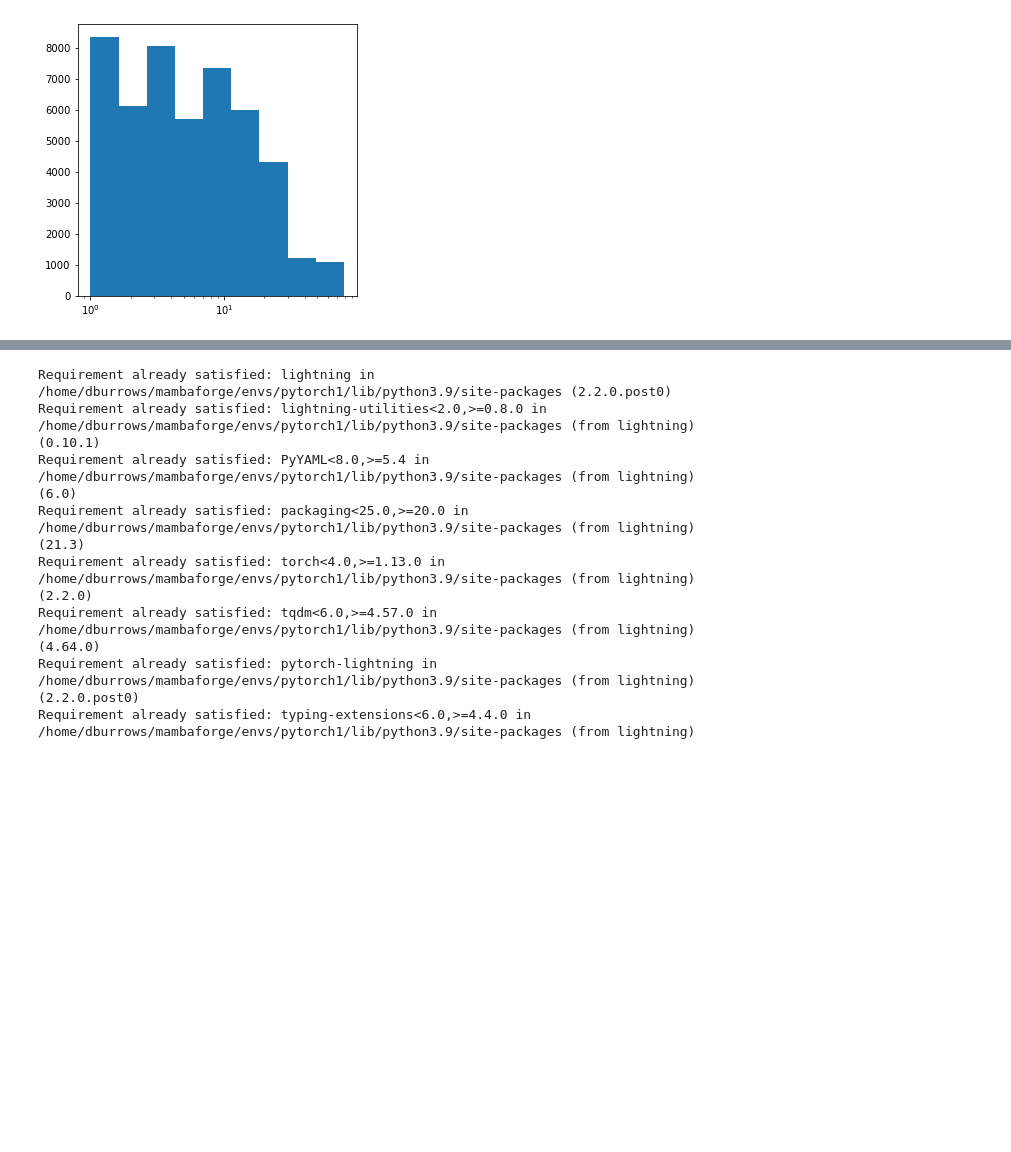
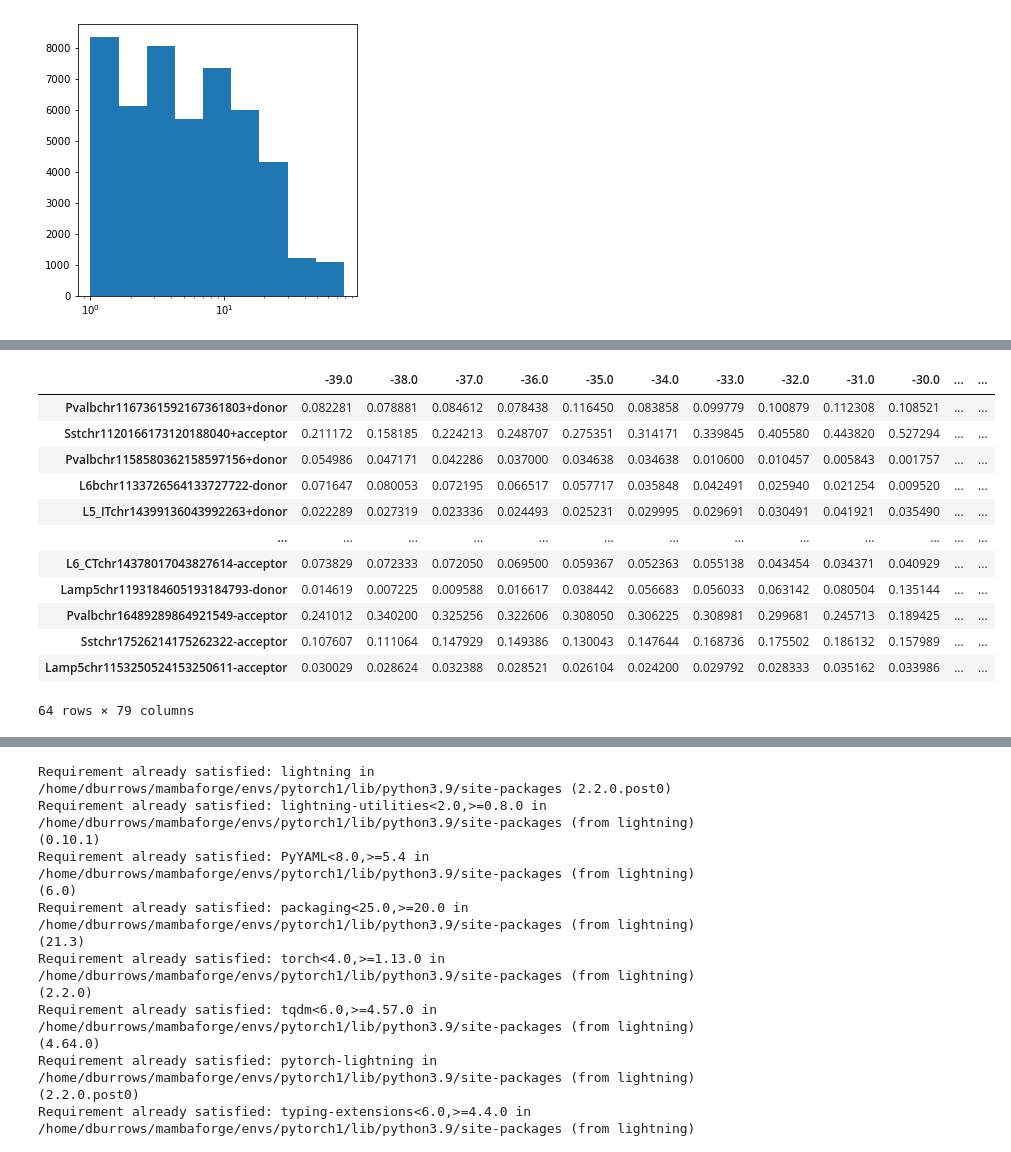
Before and after one commit to dmnburrows/deepNN_splice, a Jupyter notebook: model_build.ipynb, the cells around one changed output, grey strips where cells are left out. Saved outputs shown, nothing was run; the diff lists cells and outputs as text; code cells hidden in the pictures; blank space fills up the shorter version.

```diff
--- a/model_build.ipynb
+++ b/model_build.ipynb
@@ -243,0 +244,14 @@ class episplice_dataset(Dataset):
+# %%
+# Fetch a single data point
+index_to_check = 54
+data_point = train_dataset.__getitem__(index_to_check)
+
+# Assuming your __getitem__ returns a tuple of tensors, you might need to process it accordingly
+splice_idx, seq_idx, mcg_idx, mch_idx, atac_idx, pos_enc_idx, unq = data_point
+
+print("Splice Index Tensor:", splice_idx)
+print("MCG Index Tensor:", mcg_idx)
+print("MCH Index Tensor:", mch_idx)
+print("ATAC Index Tensor:", atac_idx)
+print("Positional Encoding:", pos_enc_idx)
+print(unq)
@@ -243,0 +294,8 @@ class episplice_dataset(Dataset):
+# %%
+# Fetch a few batches and inspect them
+for i, batch in enumerate(train_loader):
+    splice_idx,seq_idx, mcg_idx, mch_idx, atac_idx, pos_enc_idx, unique_id= batch
+#     print(f"Batch {i} - Features Shape: {features.shape}, Labels Shape: {labels.shape}")
+
+    if i == 5:  # Inspect just the first 2 batches
+        break
@@ -243,0 +348,16 @@ class episplice_dataset(Dataset):
+# %%
+train_mch.loc[np.asarray(unique_id)]
+# %% [output]
+|  | -39.0 | -38.0 | -37.0 | -36.0 | -35.0 | -34.0 | -33.0 | -32.0 | -31.0 | -30.0 | ... | ... |
+| Pvalbchr1167361592167361803+donor | 0.082281 | 0.078881 | 0.084612 | 0.078438 | 0.116450 | 0.083858 | 0.099779 | 0.100879 | 0.112308 | 0.108521 | ... | ... |
+| Sstchr1120166173120188040+acceptor | 0.211172 | 0.158185 | 0.224213 | 0.248707 | 0.275351 | 0.314171 | 0.339845 | 0.405580 | 0.443820 | 0.527294 | ... | ... |
+| Pvalbchr1158580362158597156+donor | 0.054986 | 0.047171 | 0.042286 | 0.037000 | 0.034638 | 0.034638 | 0.010600 | 0.010457 | 0.005843 | 0.001757 | ... | ... |
+| L6bchr1133726564133727722-donor | 0.071647 | 0.080053 | 0.072195 | 0.066517 | 0.057717 | 0.035848 | 0.042491 | 0.025940 | 0.021254 | 0.009520 | ... | ... |
+| L5_ITchr14399136043992263+donor | 0.022289 | 0.027319 | 0.023336 | 0.024493 | 0.025231 | 0.029995 | 0.029691 | 0.030491 | 0.041921 | 0.035490 | ... | ... |
+| ... | ... | ... | ... | ... | ... | ... | ... | ... | ... | ... | ... | ... |
+| L6_CTchr14378017043827614-acceptor | 0.073829 | 0.072333 | 0.072050 | 0.069500 | 0.059367 | 0.052363 | 0.055138 | 0.043454 | 0.034371 | 0.040929 | ... | ... |
+| Lamp5chr1193184605193184793-donor | 0.014619 | 0.007225 | 0.009588 | 0.016617 | 0.038442 | 0.056683 | 0.056033 | 0.063142 | 0.080504 | 0.135144 | ... | ... |
+| Pvalbchr16489289864921549-acceptor | 0.241012 | 0.340200 | 0.325256 | 0.322606 | 0.308050 | 0.306225 | 0.308981 | 0.299681 | 0.245713 | 0.189425 | ... | ... |
+| Sstchr17526214175262322-acceptor | 0.107607 | 0.111064 | 0.147929 | 0.149386 | 0.130043 | 0.147644 | 0.168736 | 0.175502 | 0.186132 | 0.157989 | ... | ... |
+| Lamp5chr1153250524153250611-acceptor | 0.030029 | 0.028624 | 0.032388 | 0.028521 | 0.026104 | 0.024200 | 0.029792 | 0.028333 | 0.035162 | 0.033986 | ... | ... |
+64 rows × 79 columns
```
Also changed, not shown: parts of 37 cells of this notebook, 2 other files.
